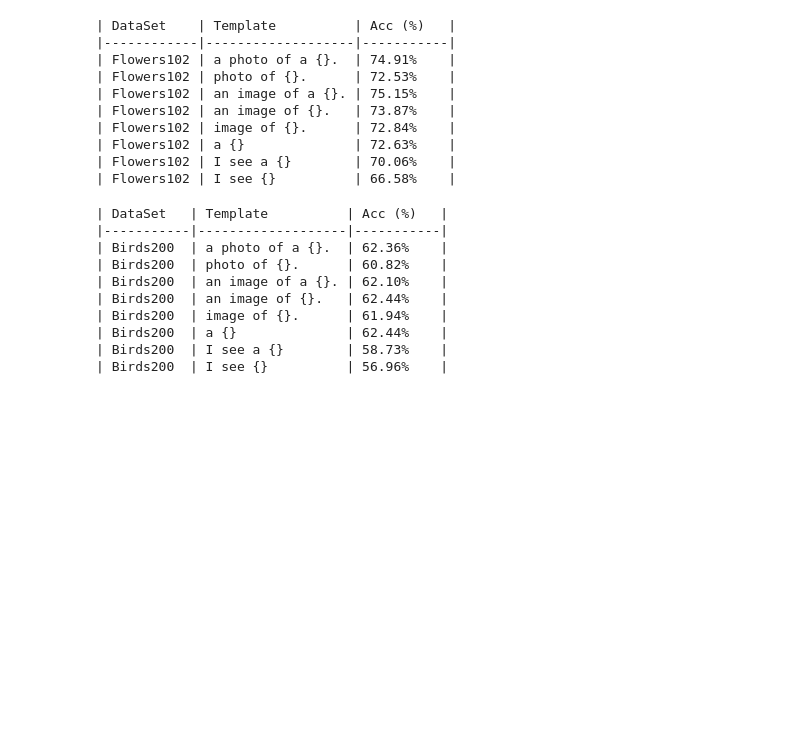
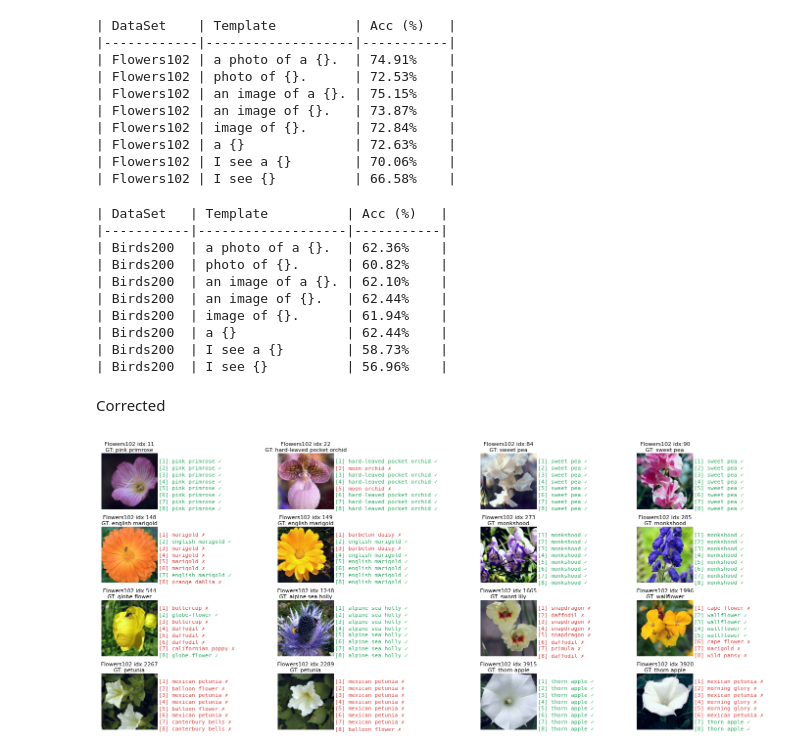
Before and after one commit to abattada/CLIP_HW, a Jupyter notebook: Task1.ipynb, the cells around one changed output. Saved outputs shown, nothing was run; the diff lists cells and outputs as text; code cells hidden in the pictures; blank space fills up the shorter version.

```diff
--- a/Task1.ipynb
+++ b/Task1.ipynb
@@ -498,3 +498,18 @@ def visualize_multi_prompt_compact_indices(
     if save_path:
         plt.savefig(save_path, dpi=300, bbox_inches="tight")
     plt.show()
+# %% [markdown]
+Corrected
+# %%
+
+visualize_multi_prompt_compact_indices(
+    flowers102_test_dts,
+    flowers102_class_names,
+    prompt_templates,
+    indices=[11, 22, 84, 90, 148, 149, 273, 285, 544, 1248, 1665, 1996, 2267, 2289, 3915, 3920],
+    num_images=16,
+    cols=4,
+    dataset_name="Flowers102"
+)
+# %% [output]
+[figure, added]
```
Also changed, not shown: parts of 5 cells of this notebook.
